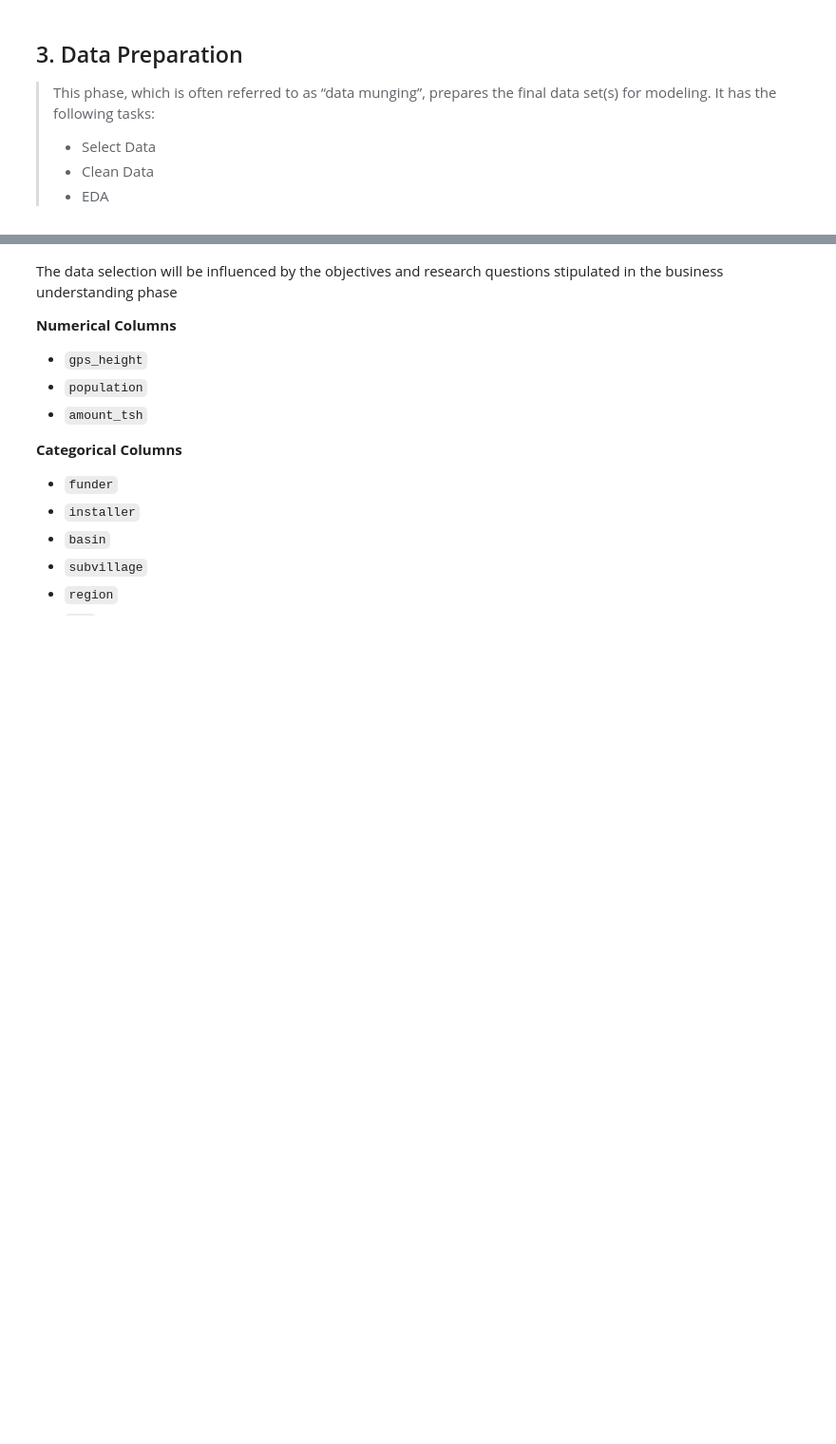
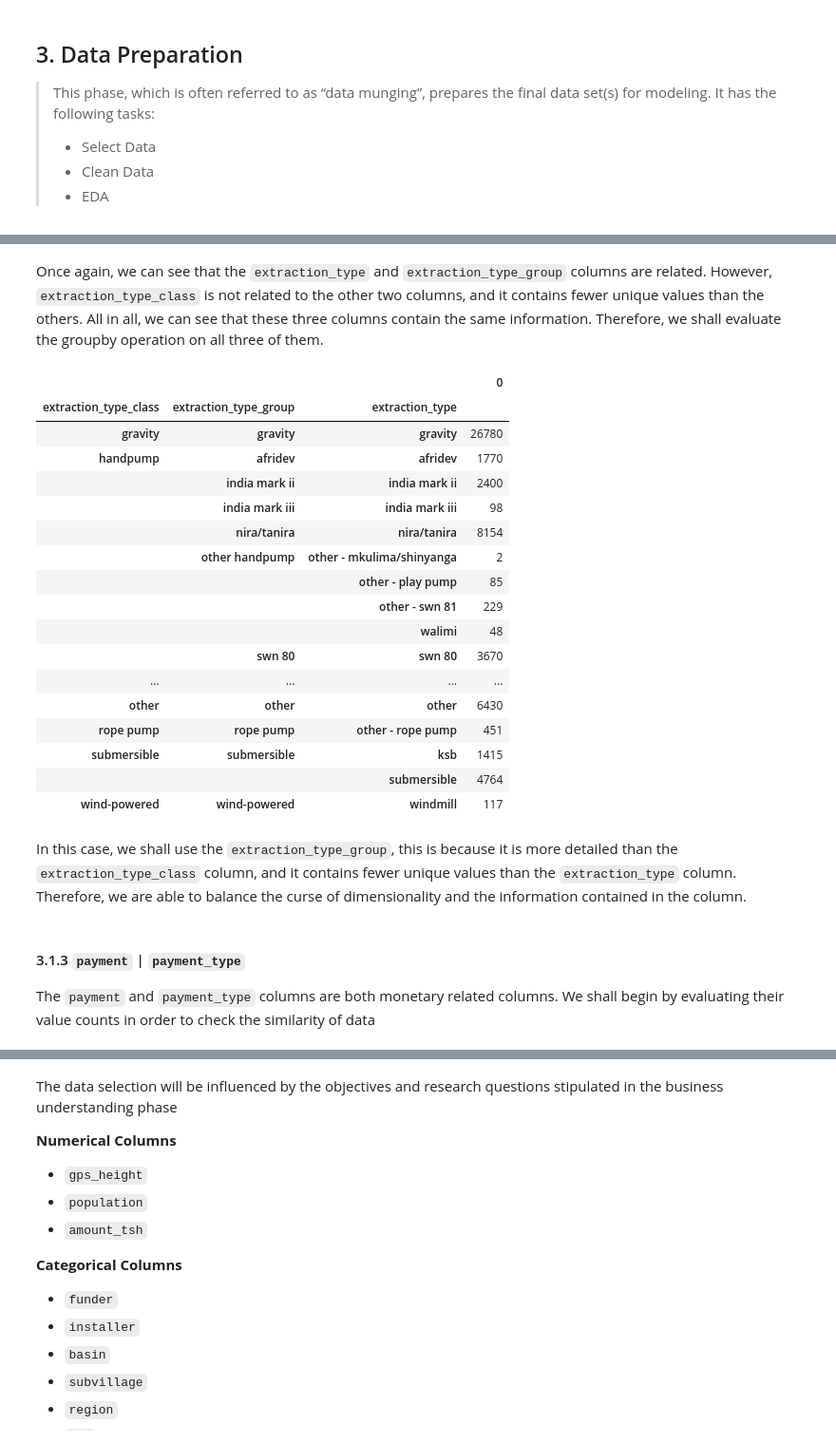
Before and after one commit to femikamau/Tanzanian-Water-Wells-Prediction, a Jupyter notebook: index.ipynb, the cells around one changed output, grey strips where cells are left out. Shown: that part at 95% size. Saved outputs shown, nothing was run; the diff lists cells and outputs as text; code cells hidden in the pictures; blank space fills up the shorter version.

Commit message:
Updated Notebook (Added Data Selection)

```diff
--- a/index.ipynb
+++ b/index.ipynb
@@ -230,0 +288,6 @@ From the numerical column description, we can see that the data is
+# %%
+# Create a copy of the DataFrame and drop the scheme_management column from it
+new_data = data.copy().drop(['scheme_management'], axis=1)
+
+# Group the data by the management_group column and the management column
+pd.DataFrame(new_data.groupby(['management_group', 'management']).size())
@@ -230,0 +368,26 @@ From the numerical column description, we can see that the data is
+# %% [markdown]
+Once again, we can see that the `extraction_type` and `extraction_type_group` columns are related. However, `extraction_type_class` is not related to the other two columns, and it contains fewer unique values than the others. All in all, we can see that these three columns contain the same information. Therefore, we shall evaluate the groupby operation on all three of them.
+# %%
+# Group the data by the extraction_type, extraction_type_group, and extraction_type_class
+pd.DataFrame(new_data.groupby(['extraction_type_class', 'extraction_type_group', 'extraction_type']).size())
+# %% [output]
+|  |  |  | 0 |
+| extraction_type_class | extraction_type_group | extraction_type |  |
+| gravity | gravity | gravity | 26780 |
+| handpump | afridev | afridev | 1770 |
+|  | india mark ii | india mark ii | 2400 |
+|  | india mark iii | india mark iii | 98 |
+|  | nira/tanira | nira/tanira | 8154 |
+|  | other handpump | other - mkulima/shinyanga | 2 |
+|  |  | other - play pump | 85 |
+|  |  | other - swn 81 | 229 |
+|  |  | walimi | 48 |
+|  | swn 80 | swn 80 | 3670 |
+| ... | ... | ... | ... |
+| other | other | other | 6430 |
+| rope pump | rope pump | other - rope pump | 451 |
+| submersible | submersible | ksb | 1415 |
+|  |  | submersible | 4764 |
+| wind-powered | wind-powered | windmill | 117 |
+# %% [markdown]
+In this case, we shall use the `extraction_type_group`, this is because it is more detailed than the `extraction_type_class` column, and it contains fewer unique values than the `extraction_type` column. Therefore, we are able to balance the curse of dimensionality and the information contained in the column.
@@ -230,0 +397,4 @@ From the numerical column description, we can see that the data is
+# %% [markdown]
+#### 3.1.3 `payment` | `payment_type`
+
+The `payment` and `payment_type` columns are both monetary related columns. We shall begin by evaluating their value counts in order to check the similarity of data
```
Also changed, not shown: parts of 39 cells of this notebook.
